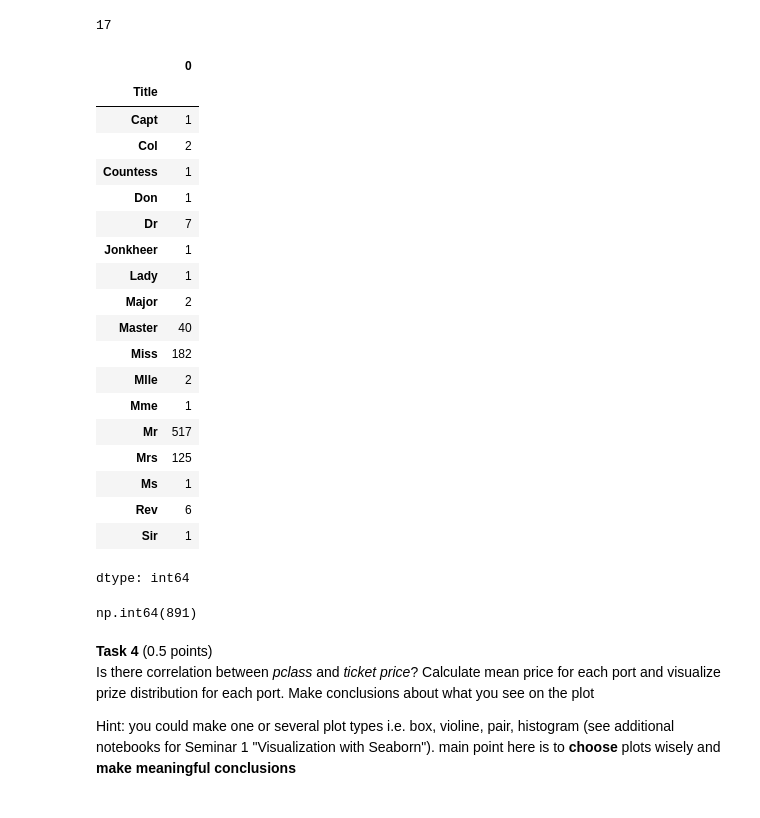
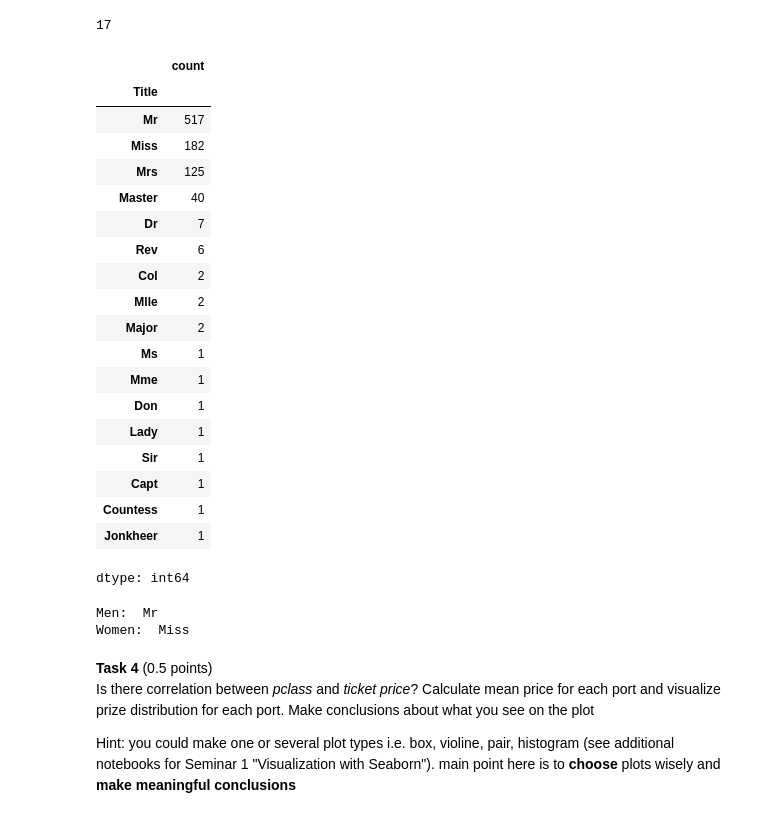
Before and after one commit to ifde/MathematicalMethods, a Jupyter notebook: hw1/hw1_2024.ipynb, the cells around one changed output. Saved outputs shown, nothing was run; the diff lists cells and outputs as text; code cells hidden in the pictures.

```diff
--- a/hw1/hw1_2024.ipynb
+++ b/hw1/hw1_2024.ipynb
@@ -495,38 +493,42 @@ data.Title.unique().shape[0]
 # %%
 # * How many are there passengers with every title?
 
-data.groupby(['Title']).size()
+data.Title.value_counts()
 
 # Answer: See the table below
 # %% [output]
-|  | 0 |
+|  | count |
 | Title |  |
+| Mr | 517 |
+| Miss | 182 |
+| Mrs | 125 |
+| Master | 40 |
+| Dr | 7 |
+| Rev | 6 |
+| Col | 2 |
+| Mlle | 2 |
+| Major | 2 |
+| Ms | 1 |
+| Mme | 1 |
+| Don | 1 |
+| Lady | 1 |
+| Sir | 1 |
 | Capt | 1 |
-| Col | 2 |
 | Countess | 1 |
-| Don | 1 |
-| Dr | 7 |
 | Jonkheer | 1 |
-| Lady | 1 |
-| Major | 2 |
-| Master | 40 |
-| Miss | 182 |
-| Mlle | 2 |
-| Mme | 1 |
-| Mr | 517 |
-| Mrs | 125 |
-| Ms | 1 |
-| Rev | 6 |
-| Sir | 1 |
 dtype: int64
-# %%
-# * How many are there passengers with every title?
-
-data.Title
-
-# Answer: See the table below
-# %% [output]
-np.int64(891)
+# %%
+# * What is the most popular man's title? And woman's title?
+
+print('Men: ', data[data.Sex == 'male'].Title.value_counts().idxmax())
+print('Women: ', data[data.Sex == 'female'].Title.value_counts().idxmax())
+
+# Answer:
+# Men:  517
+# Women:  182
+# %% [output]
+Men:  Mr
+Women:  Miss
 # %% [markdown]
 **Task 4** (0.5 points) <br/>
 Is there correlation between *pclass* and *ticket price*? Calculate mean price for each port and visualize prize distribution for each port. Make conclusions about what you see on the plot
```
Also changed, not shown: parts of 13 cells of this notebook.
